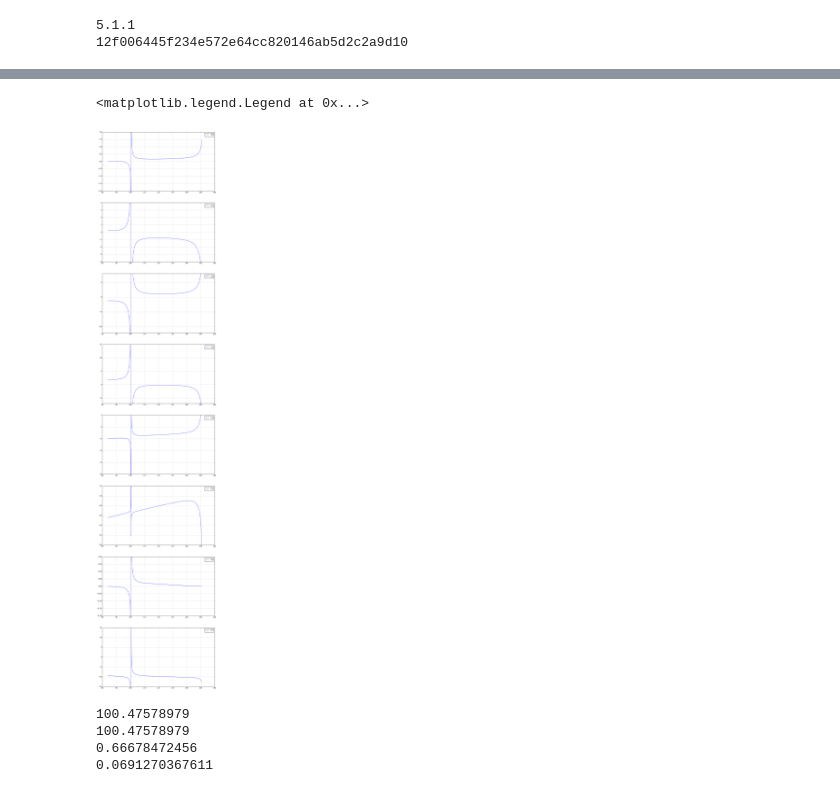
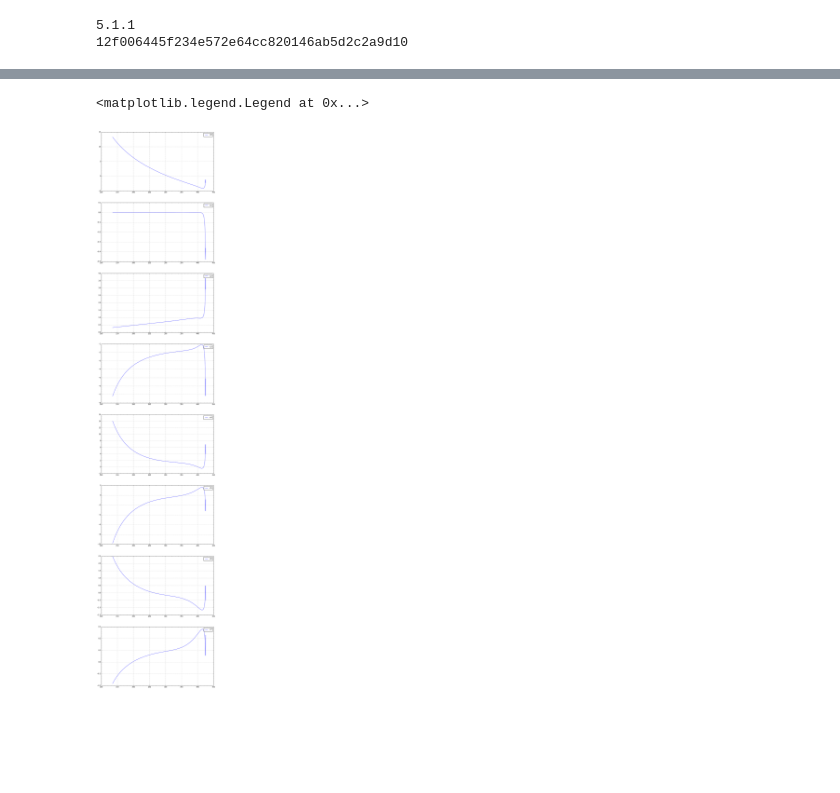
Before and after one commit to CoolProp/CoolProp, a Jupyter notebook: doc/notebooks/Maxwell_Loop.ipynb, the cells around one changed output, grey strips where cells are left out. Drawn from its saved outputs; the diff is of its cells as text; code cells hidden in the pictures; blank space fills up the shorter version.

```diff
--- a/doc/notebooks/Maxwell_Loop.ipynb
+++ b/doc/notebooks/Maxwell_Loop.ipynb
@@ -35,10 +35,10 @@ width = 12.5
 # Calculation of the coefficients for the metastable region interpolation happens in this cell
 
 # Set FluidName
-FluidName = 'Argon'
+FluidName = 'n-Butane'
 nPoints = 1000
-# myIdx =620
-myIdx = int(nPoints-140)
+# pick any int smaller than nPoints
+myIdx = 860
 
 # Constants, triple and critical data
 R = PropsSI('GAS_CONSTANT',FluidName)
@@ -119,14 +119,14 @@ for idx in range(0,nPoints):
     d2P_dDdT_liq[idx] = HEOS.second_partial_deriv(CP.iP, CP.iDmass, CP.iT, CP.iT, CP.iDmass)
 
     # calculate metastable coeffs by solving Ax=b
-    A = np.array([[delta_vap[idx]**5/5, delta_vap[idx]**4/4, delta_vap[idx]**3/3, delta_vap[idx]**2/2, delta_vap[idx], log(delta_vap[idx]), -1/tau_vap[idx]/delta_vap[idx], 1/tau_vap[idx]],
-                  [delta_liq[idx]**5/5, delta_liq[idx]**4/4, delta_liq[idx]**3/3, delta_liq[idx]**2/2, delta_liq[idx], log(delta_liq[idx]), -1/tau_liq[idx]/delta_liq[idx], 1/tau_liq[idx]],
-                  [d_crt*delta_vap[idx]**6, d_crt*delta_vap[idx]**5, d_crt*delta_vap[idx]**4, d_crt*delta_vap[idx]**3, d_crt*delta_vap[idx]**2, d_crt*delta_vap[idx], tau_vap[idx], 0],
-                  [d_crt*delta_liq[idx]**6, d_crt*delta_liq[idx]**5, d_crt*delta_liq[idx]**4, d_crt*delta_liq[idx]**3, d_crt*delta_liq[idx]**2, d_crt*delta_liq[idx], tau_liq[idx], 0],
-                  [6*delta_vap[idx]**5, 5*delta_vap[idx]**4, 4*delta_vap[idx]**3, 3*delta_vap[idx]**2, 2*delta_vap[idx], 1, 0, 0],
-                  [6*delta_liq[idx]**5, 5*delta_liq[idx]**4, 4*delta_liq[idx]**3, 3*delta_liq[idx]**2, 2*delta_liq[idx], 1, 0, 0],
-                  [30*delta_vap[idx]**4/d_crt, 20*delta_vap[idx]**3/d_crt, 12*delta_vap[idx]**2/d_crt, 6*delta_vap[idx]/d_crt, 2/d_crt, 0, 0, 0],
-                  [30*delta_liq[idx]**4/d_crt, 20*delta_liq[idx]**3/d_crt, 12*delta_liq[idx]**2/d_crt, 6*delta_liq[idx]/d_crt, 2/d_crt, 0, 0, 0]])
+    A = np.array([  [1/tau_vap[idx], -1/delta_vap[idx]/tau_vap[idx],  log(delta_vap[idx]),          delta_vap[idx],     delta_vap[idx]**2/2,       delta_vap[idx]**3/3,         delta_vap[idx]**4/4,        delta_vap[idx]**5/5 ],
+                    [1/tau_liq[idx], -1/delta_liq[idx]/tau_liq[idx],  log(delta_liq[idx]),          delta_liq[idx],     delta_liq[idx]**2/2,       delta_liq[idx]**3/3,         delta_liq[idx]**4/4,        delta_liq[idx]**5/5 ],
+                    [             0,             d_crt/tau_vap[idx], d_crt*delta_vap[idx], d_crt*delta_vap[idx]**2, d_crt*delta_vap[idx]**3,    d_crt*delta_vap[idx]**4,    d_crt*delta_vap[idx]**5,    d_crt*delta_vap[idx]**6 ],
+                    [             0,             d_crt/tau_liq[idx], d_crt*delta_liq[idx], d_crt*delta_liq[idx]**2, d_crt*delta_liq[idx]**3,    d_crt*delta_liq[idx]**4,    d_crt*delta_liq[idx]**5,    d_crt*delta_liq[idx]**6 ],
+                    [             0,                              0,                    1,        2*delta_vap[idx],     3*delta_vap[idx]**2,        4*delta_vap[idx]**3,        5*delta_vap[idx]**4,        6*delta_vap[idx]**5 ],
+                    [             0,                              0,                    1,        2*delta_liq[idx],     3*delta_liq[idx]**2,        4*delta_liq[idx]**3,        5*delta_liq[idx]**4,        6*delta_liq[idx]**5 ],
+                    [             0,                              0,                    0,                 2/d_crt,  6*delta_vap[idx]/d_crt, 12*delta_vap[idx]**2/d_crt, 20*delta_vap[idx]**3/d_crt, 30*delta_vap[idx]**4/d_crt ],
+                    [             0,                              0,                    0,                 2/d_crt,  6*delta_liq[idx]/d_crt, 12*delta_liq[idx]**2/d_crt, 20*delta_liq[idx]**3/d_crt, 30*delta_liq[idx]**4/d_crt ]])
     A = Rs*T_crt*A
     b = np.array([f_vap[idx], f_liq[idx], p_vap[idx], p_liq[idx], dP_dD_T_vap[idx], dP_dD_T_liq[idx], d2P_dD2_T_vap[idx], d2P_dD2_T_liq[idx]])
     x[idx] = solve(A,b)
@@ -299,5 +298,5 @@ coeffs = [  2.69004096e-01  -1.18478757e+00   1.82391254e+00  -7.52450274e-01
 # %%
-# copy coeffs of that point
+# copy coeffs for all points
 c0 = x[:,0]
 c1 = x[:,1]
 c2 = x[:,2]
@@ -312,74 +311,51 @@ plt.figure(figsize=(width,width*8/1/golden))
 
 plt.subplot(8,1,1)
 plt.plot(T_sat, c0, label='c0')
-plt.ylim(ymin=-2, ymax=2)
 plt.grid(b=True, linestyle=':')
 plt.minorticks_on()
 plt.legend(loc='upper right')
 
 plt.subplot(8,1,2)
 plt.plot(T_sat, c1, label='c1')
-plt.ylim(ymin=-4, ymax=4)
 plt.grid(b=True, linestyle=':')
 plt.minorticks_on()
 plt.legend(loc='upper right')
 
 plt.subplot(8,1,3)
 plt.plot(T_sat, c2, label='c2')
-plt.ylim(ymin=-12, ymax=8)
 plt.grid(b=True, linestyle=':')
 plt.minorticks_on()
 plt.legend(loc='upper right')
 
 plt.subplot(8,1,4)
 plt.plot(T_sat, c3, label='c3')
-plt.ylim(ymin=-7, ymax=15)
 plt.grid(b=True, linestyle=':')
 plt.minorticks_on()
 plt.legend(loc='upper right')
 
 plt.subplot(8,1,5)
 plt.plot(T_sat, c4, label='c4')
-plt.ylim(ymin=-8, ymax=2)
 plt.grid(b=True, linestyle=':')
 plt.minorticks_on()
 plt.legend(loc='upper right')
 
 plt.subplot(8,1,6)
 plt.plot(T_sat, c5, label='c5')
-plt.ylim(ymin=-0, ymax=1.2)
 plt.grid(b=True, linestyle=':')
 plt.minorticks_on()
 plt.legend(loc='upper right')
 
 plt.subplot(8,1,7)
 plt.plot(T_sat, c6, label='c6')
-plt.ylim(ymin=-0.2, ymax=0.2)
 plt.grid(b=True, linestyle=':')
 plt.minorticks_on()
 plt.legend(loc='upper right')
 
 plt.subplot(8,1,8)
 plt.plot(T_sat, c7, label='c7')
-plt.ylim(ymin=-15, ymax=15)
 plt.grid(b=True, linestyle=':')
 plt.minorticks_on()
 plt.legend(loc='upper right')
 # %% [output]
 <matplotlib.legend.Legend at 0x...>
-[figure, old version]
+[figure, new version]
-# %%
-# Trying to find the cause of the discontinuity
-# It happens around T/T_c =0.7
-
-minIdx = np.argmin(c0)
-maxIdx = np.argmax(c1)
-print(T_sat[minIdx])
-print(T_sat[maxIdx])
-print(T_sat[maxIdx]/T_crt)
-print(p_vap[maxIdx]/p_crt)
-# %% [output]
-100.47578979
-100.47578979
-0.66678472456
-0.0691270367611
```
Also changed, not shown: parts of 3 cells of this notebook.
